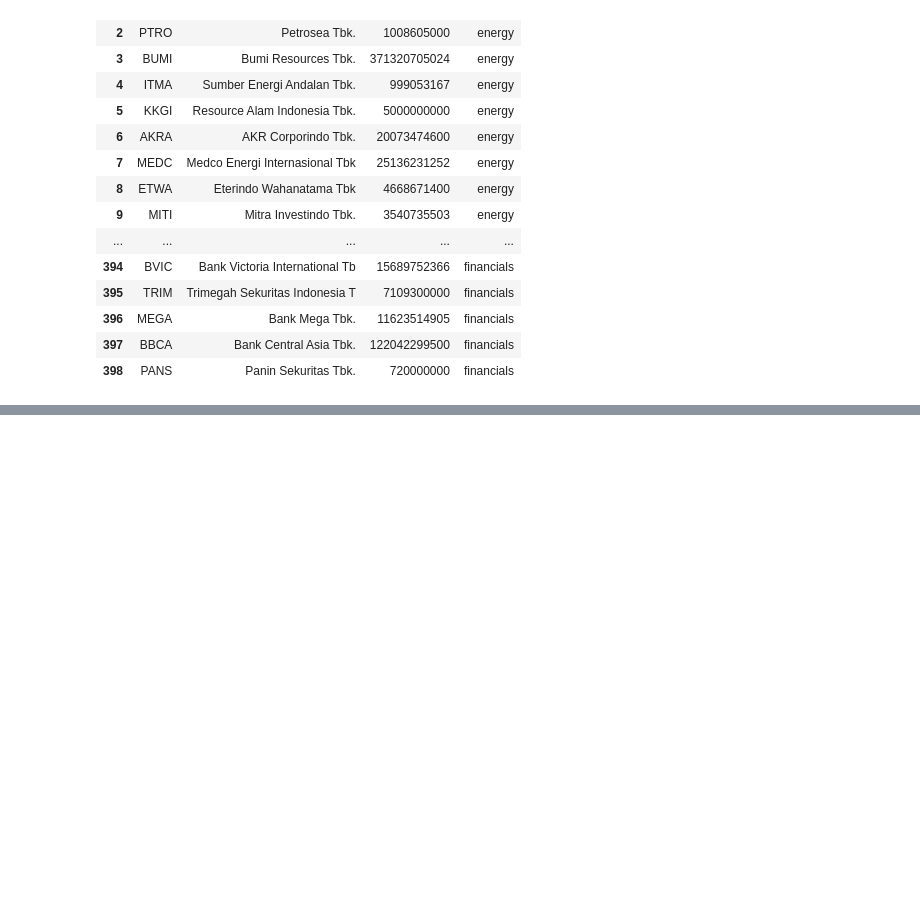
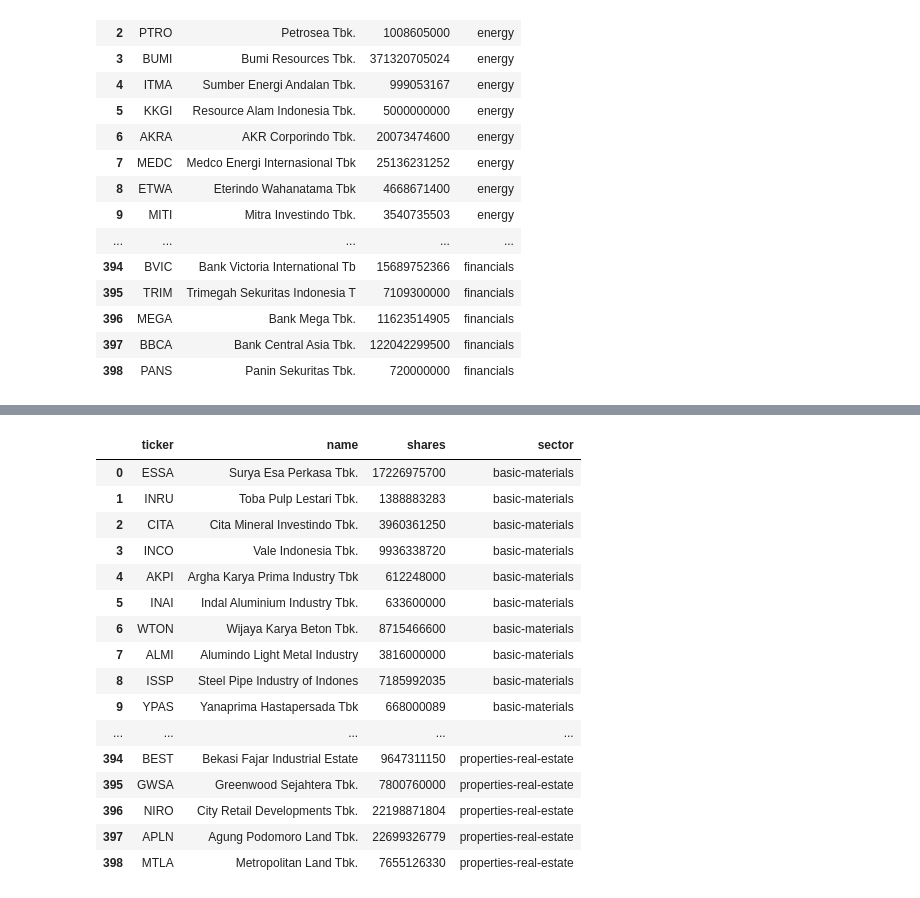
Before and after one commit to adityamahesa/id-nickel-regulation-event-stock-analysis, a Jupyter notebook: step_1a_gather_tickers.ipynb, the cells around one changed output, grey strips where cells are left out. Drawn from its saved outputs; the diff is of its cells as text; code cells hidden in the pictures; blank space fills up the shorter version.

```diff
--- a/step_1a_gather_tickers.ipynb
+++ b/step_1a_gather_tickers.ipynb
@@ -74,3 +103,32 @@ tickers
+# %%
+modulus_factor = 5
+number_of_filtered_ticker = len(tickers.index)
+substractor = number_of_filtered_ticker % modulus_factor
+
+tickers = tickers.copy().sort_values(by=__shares_column_name, ascending=False)
+tickers = tickers.copy().iloc[:-substractor]
+tickers = tickers.copy().sort_values(by=__sector_column_name, ascending=True)
+tickers = tickers.copy().reset_index(drop=True)
+
+tickers
+# %% [output]
+|  | ticker | name | shares | sector |
+| 0 | ESSA | Surya Esa Perkasa Tbk. | 17226975700 | basic-materials |
+| 1 | INRU | Toba Pulp Lestari Tbk. | 1388883283 | basic-materials |
+| 2 | CITA | Cita Mineral Investindo Tbk. | 3960361250 | basic-materials |
+| 3 | INCO | Vale Indonesia Tbk. | 9936338720 | basic-materials |
+| 4 | AKPI | Argha Karya Prima Industry Tbk | 612248000 | basic-materials |
+| 5 | INAI | Indal Aluminium Industry Tbk. | 633600000 | basic-materials |
+| 6 | WTON | Wijaya Karya Beton Tbk. | 8715466600 | basic-materials |
+| 7 | ALMI | Alumindo Light Metal Industry | 3816000000 | basic-materials |
+| 8 | ISSP | Steel Pipe Industry of Indones | 7185992035 | basic-materials |
+| 9 | YPAS | Yanaprima Hastapersada Tbk | 668000089 | basic-materials |
+| ... | ... | ... | ... | ... |
+| 394 | BEST | Bekasi Fajar Industrial Estate | 9647311150 | properties-real-estate |
+| 395 | GWSA | Greenwood Sejahtera Tbk. | 7800760000 | properties-real-estate |
+| 396 | NIRO | City Retail Developments Tbk. | 22198871804 | properties-real-estate |
+| 397 | APLN | Agung Podomoro Land Tbk. | 22699326779 | properties-real-estate |
+| 398 | MTLA | Metropolitan Land Tbk. | 7655126330 | properties-real-estate |
 # %%
 __tickers_filename = 'tickers.xlsx'
 __tickers_sheet_name = 'tickers'
```
Also changed, not shown: parts of 1 cell of this notebook, 15 other files.
